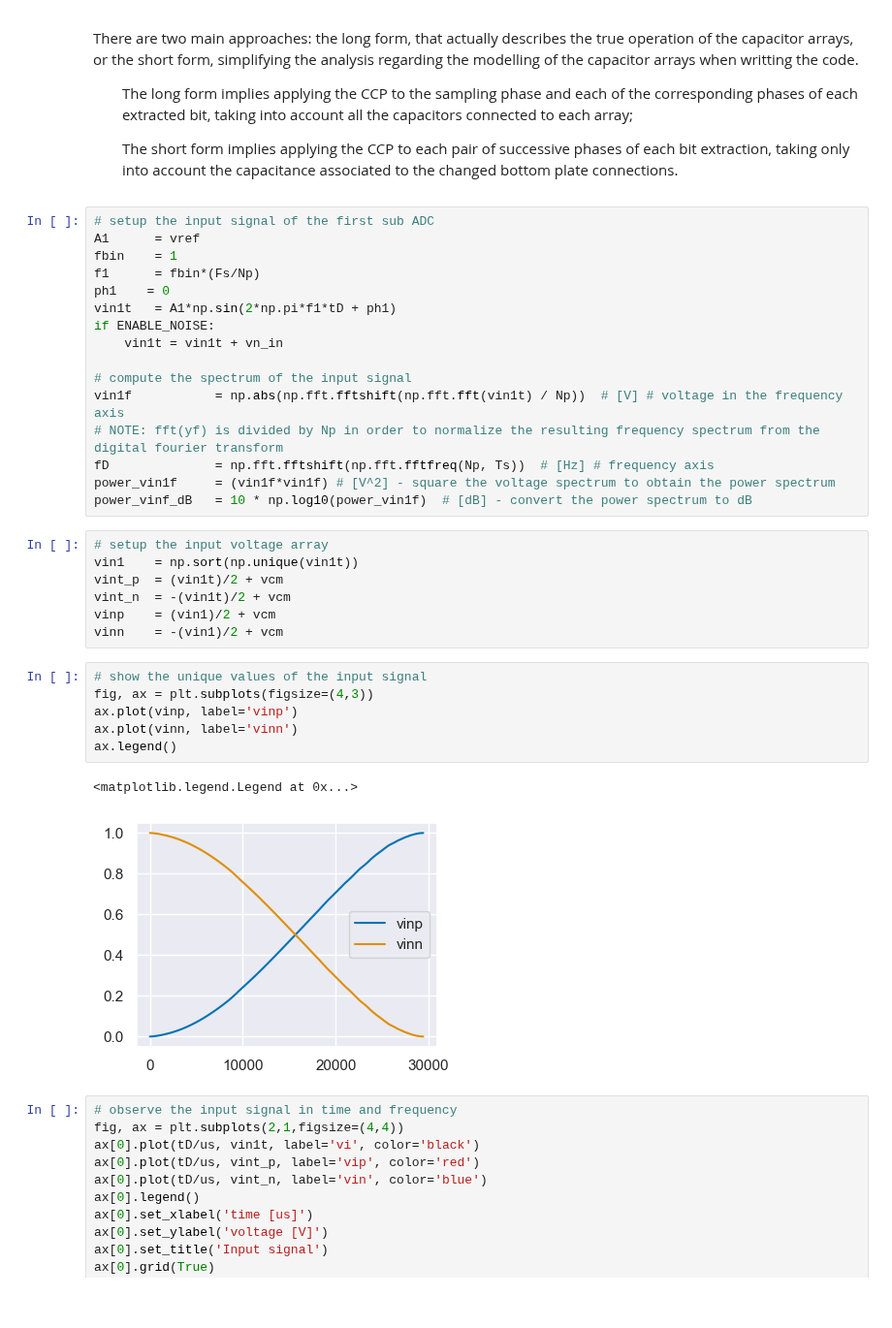
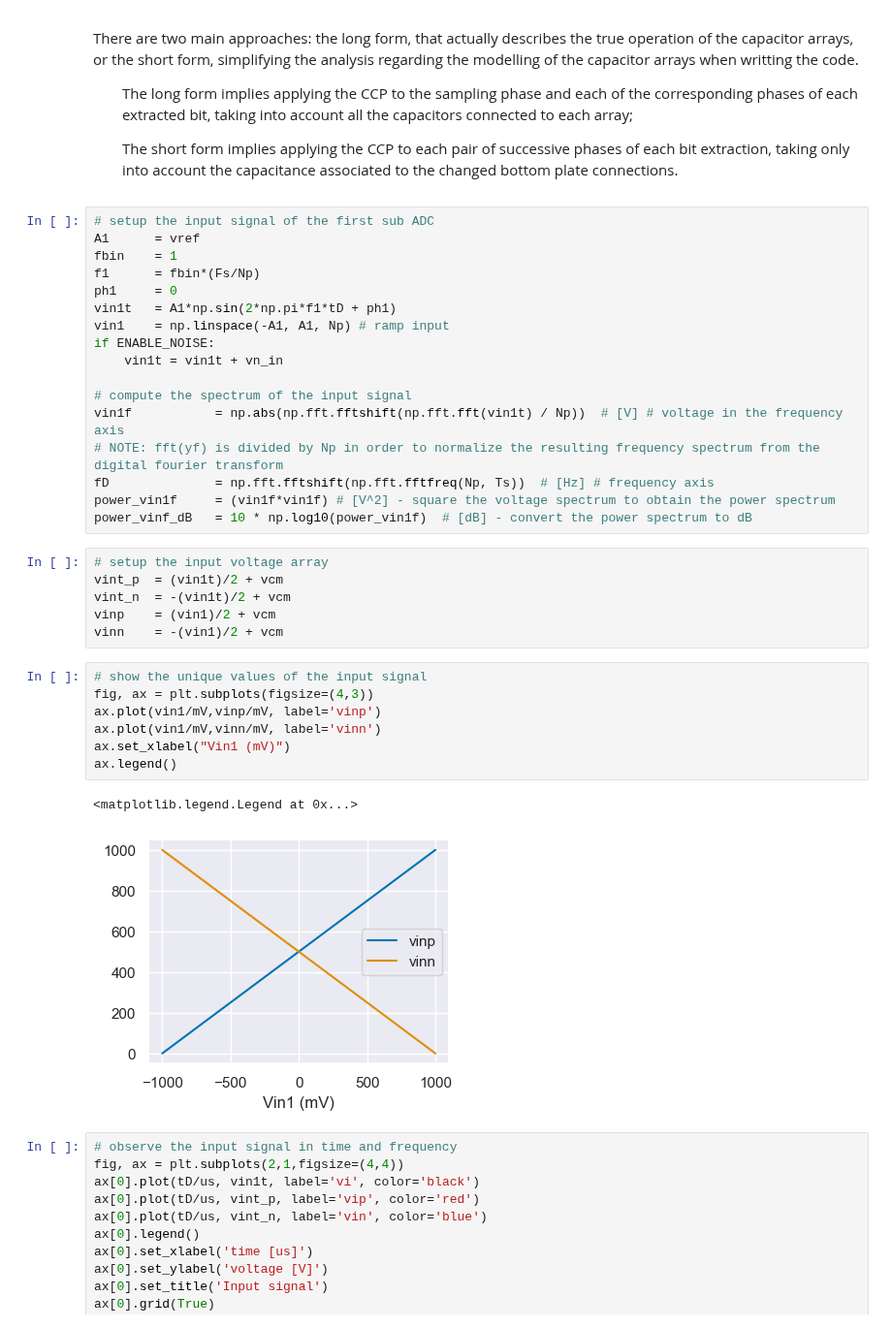
Before and after one commit to das-dias/signal-converters-notebooks, a Jupyter notebook: practical_classes/project_1.ipynb, the cells around one changed output. Shown at 97% size. Cells and saved outputs as stored; diff of their text form; blank space fills up the shorter version.

```diff
--- a/practical_classes/project_1.ipynb
+++ b/practical_classes/project_1.ipynb
@@ -165,8 +165,9 @@ There are two main approaches: the long form, that actually describes the true o
 A1      = vref
 fbin    = 1
 f1      = fbin*(Fs/Np)
-ph1    = 0
+ph1     = 0
 vin1t   = A1*np.sin(2*np.pi*f1*tD + ph1)
+vin1    = np.linspace(-A1, A1, Np) # ramp input
 if ENABLE_NOISE:
     vin1t = vin1t + vn_in
 
@@ -178,7 +179,6 @@ power_vin1f     = (vin1f*vin1f) # [V^2] - square the voltage spectrum to obtain
 power_vinf_dB   = 10 * np.log10(power_vin1f)  # [dB] - convert the power spectrum to dB
 # %%
 # setup the input voltage array
-vin1    = np.sort(np.unique(vin1t))
 vint_p  = (vin1t)/2 + vcm
 vint_n  = -(vin1t)/2 + vcm
 vinp    = (vin1)/2 + vcm
@@ -186,12 +186,13 @@ vinn    = -(vin1)/2 + vcm
 # %%
 # show the unique values of the input signal
 fig, ax = plt.subplots(figsize=(4,3))
-ax.plot(vinp, label='vinp')
-ax.plot(vinn, label='vinn')
+ax.plot(vin1/mV,vinp/mV, label='vinp')
+ax.plot(vin1/mV,vinn/mV, label='vinn')
+ax.set_xlabel("Vin1 (mV)")
 ax.legend()
 # %% [output]
 <matplotlib.legend.Legend at 0x...>
-[figure, old version]
+[figure, new version]
 # %%
 # observe the input signal in time and frequency
 fig, ax = plt.subplots(2,1,figsize=(4,4))
```
Also changed, not shown: parts of 24 cells of this notebook.
